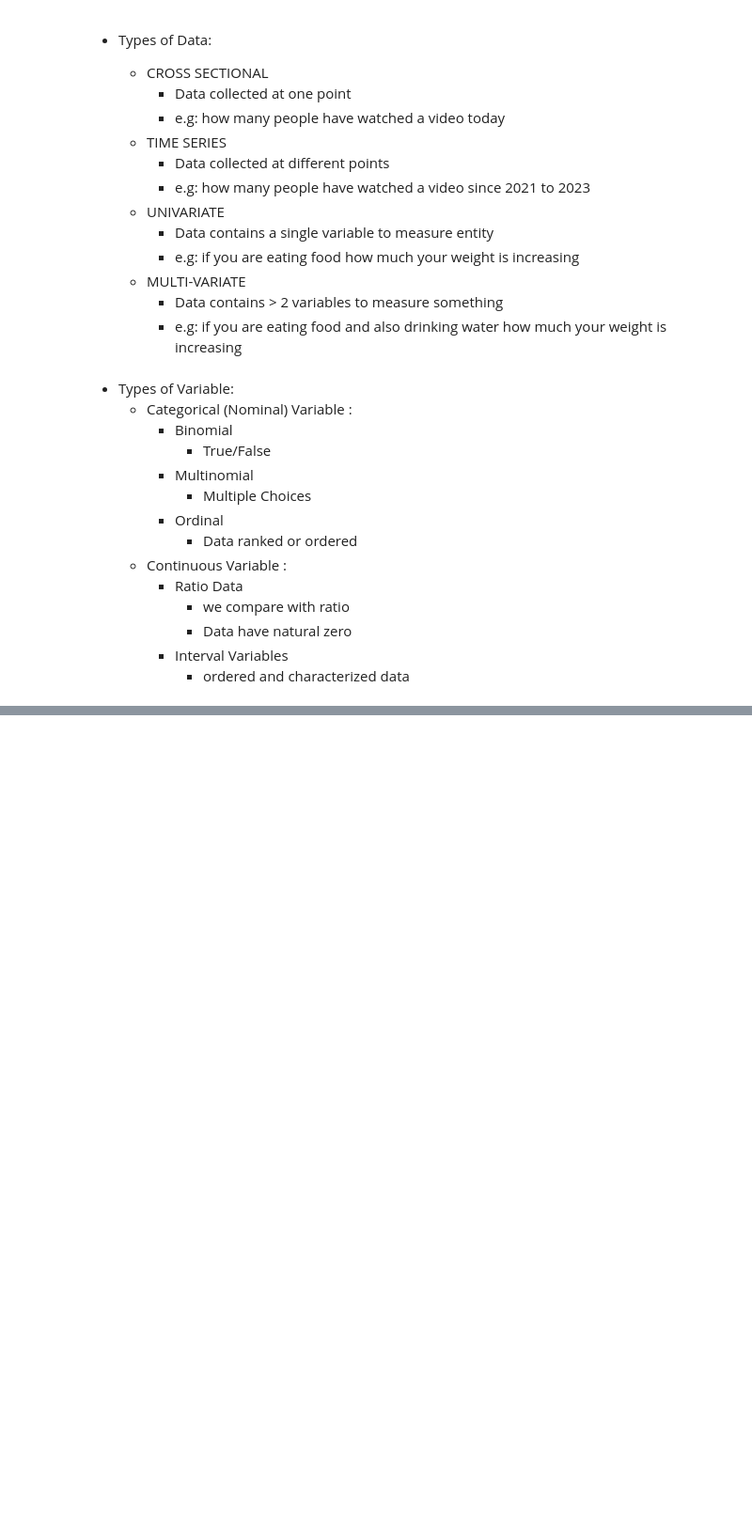
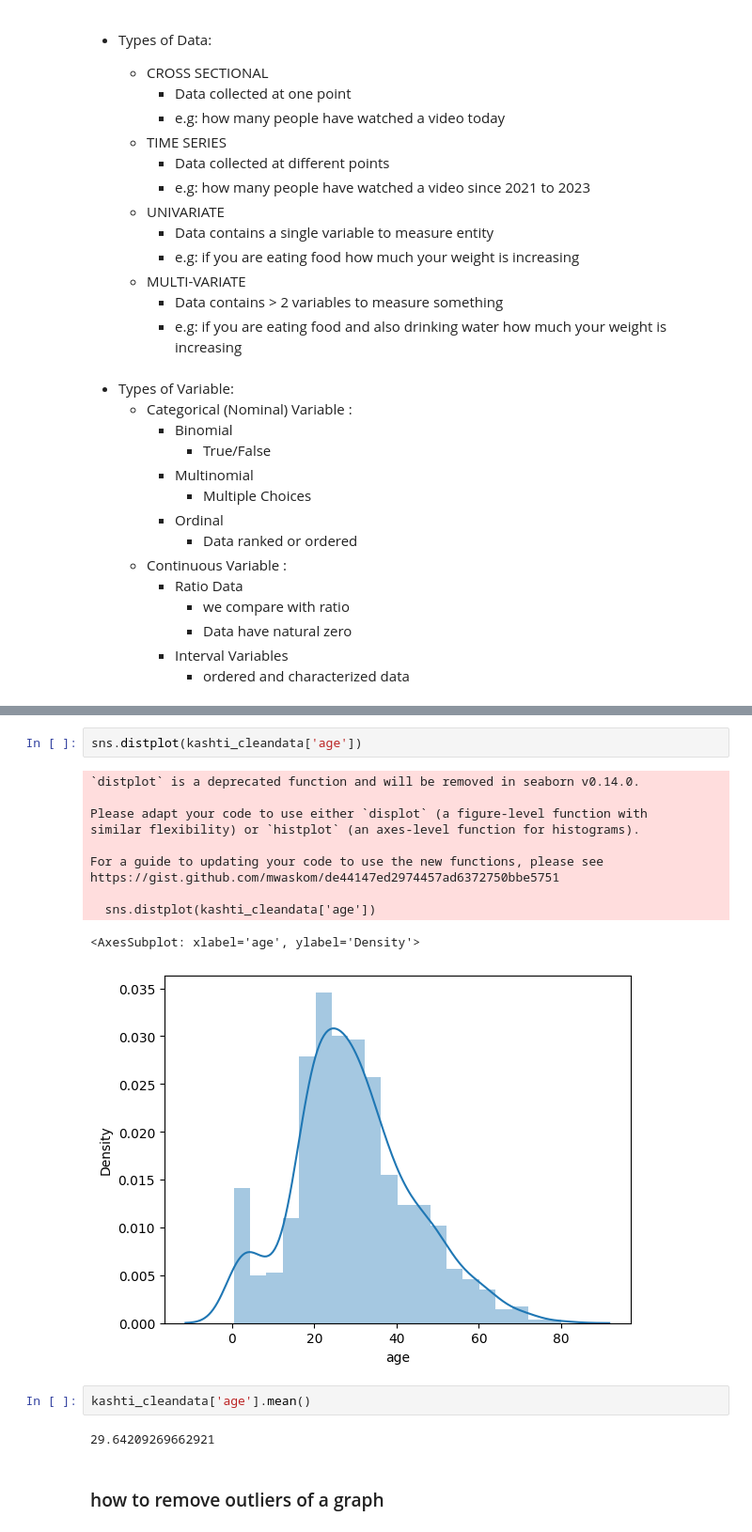
Before and after one commit to ashhad25/python-for-datascience, a Jupyter notebook: python_ka_chilla/pandas/statistic_week.ipynb, the cells around one changed output, grey strips where cells are left out. Shown: that part at 94% size. Drawn from its saved outputs; the diff is of its cells as text; blank space fills up the shorter version.

```diff
--- a/python_ka_chilla/pandas/statistic_week.ipynb
+++ b/python_ka_chilla/pandas/statistic_week.ipynb
@@ -43,0 +279,20 @@
+# %%
+sns.distplot(kashti_cleandata['age'])
+# %% [output]
+`distplot` is a deprecated function and will be removed in seaborn v0.14.0.
+
+Please adapt your code to use either `displot` (a figure-level function with
+similar flexibility) or `histplot` (an axes-level function for histograms).
+
+For a guide to updating your code to use the new functions, please see
+https://gist.github.com/mwaskom/de44147ed2974457ad6372750bbe5751
+
+  sns.distplot(kashti_cleandata['age'])
+<AxesSubplot: xlabel='age', ylabel='Density'>
+[figure, added]
+# %%
+kashti_cleandata['age'].mean()
+# %% [output]
+29.64209269662921
+# %% [markdown]
+### how to remove outliers of a graph
```
Also changed, not shown: parts of 54 cells of this notebook.
